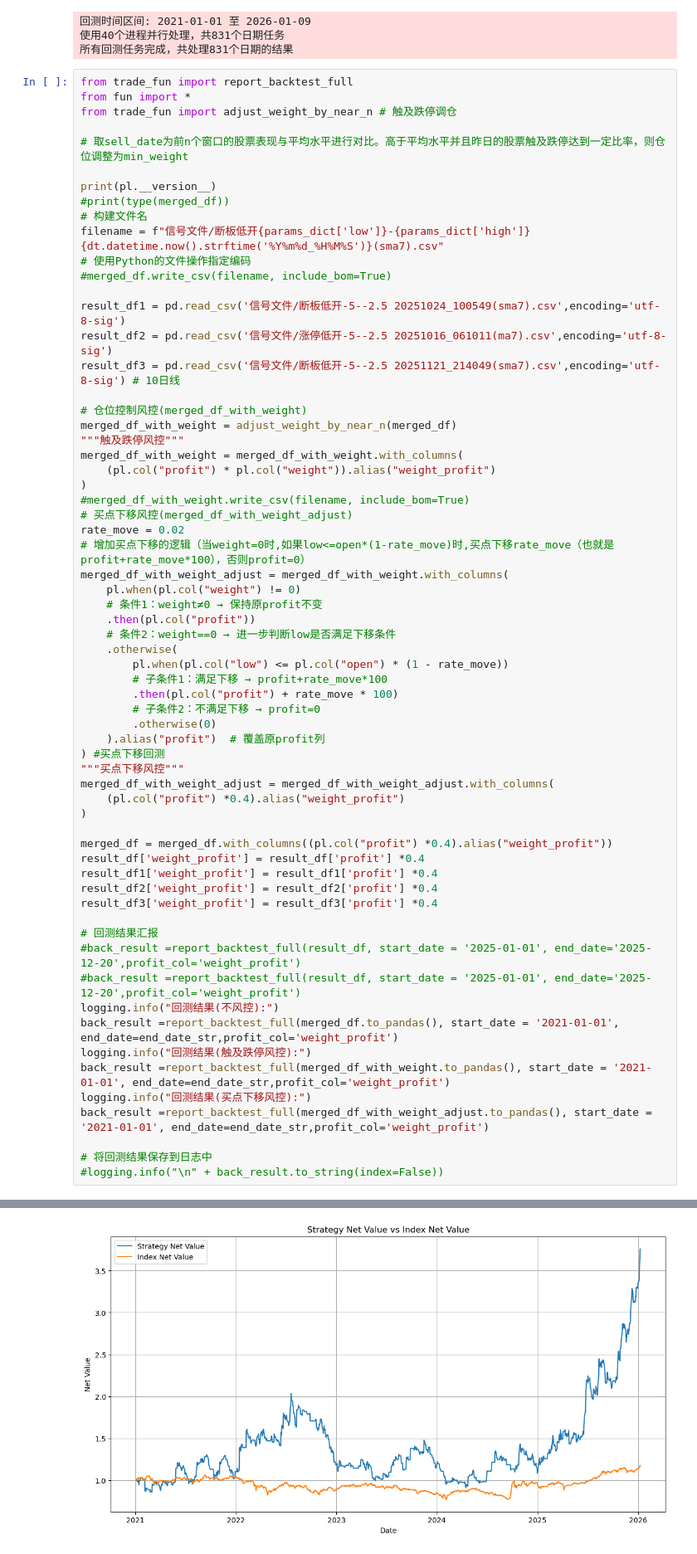
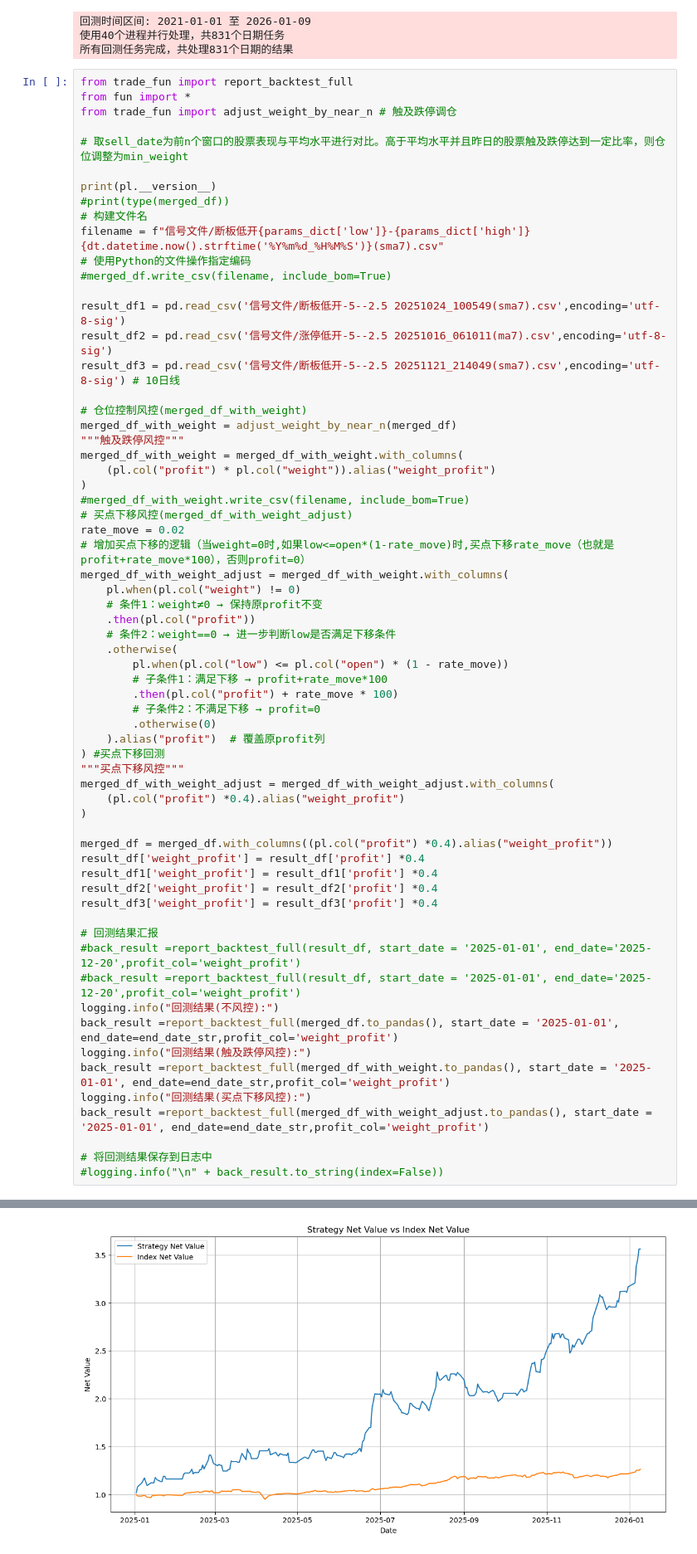
Before and after one commit to sslz1806/my_strategy, a Jupyter notebook: 回测demo.ipynb, the cells around one changed output, grey strips where cells are left out. Shown at 83% size. Drawn from its saved outputs; the diff is of its cells as text.

```diff
--- a/回测demo.ipynb
+++ b/回测demo.ipynb
@@ -239,11 +239,11 @@ result_df3['weight_profit'] = result_df3['profit'] *0.4
 #back_result =report_backtest_full(result_df, start_date = '2025-01-01', end_date='2025-12-20',profit_col='weight_profit')
 #back_result =report_backtest_full(result_df, start_date = '2025-01-01', end_date='2025-12-20',profit_col='weight_profit')
 logging.info("回测结果(不风控):")
-back_result =report_backtest_full(merged_df.to_pandas(), start_date = '2021-01-01', end_date=end_date_str,profit_col='weight_profit')
+back_result =report_backtest_full(merged_df.to_pandas(), start_date = '2025-01-01', end_date=end_date_str,profit_col='weight_profit')
 logging.info("回测结果(触及跌停风控):")
-back_result =report_backtest_full(merged_df_with_weight.to_pandas(), start_date = '2021-01-01', end_date=end_date_str,profit_col='weight_profit')
+back_result =report_backtest_full(merged_df_with_weight.to_pandas(), start_date = '2025-01-01', end_date=end_date_str,profit_col='weight_profit')
 logging.info("回测结果(买点下移风控):")
-back_result =report_backtest_full(merged_df_with_weight_adjust.to_pandas(), start_date = '2021-01-01', end_date=end_date_str,profit_col='weight_profit')
+back_result =report_backtest_full(merged_df_with_weight_adjust.to_pandas(), start_date = '2025-01-01', end_date=end_date_str,profit_col='weight_profit')
 
 # 将回测结果保存到日志中
 #logging.info("\n" + back_result.to_string(index=False))
@@ -302,4 +302,4 @@ Row orientation inferred during DataFrame construction. Explicitly specify the o
-[figure, old version]
+[figure, new version]
 # %%
 back_result =report_backtest_full(merged_df_with_weight.to_pandas(), start_date = '2021-01-01', end_date='2022-01-01',profit_col='weight_profit')
 # %% [output]
```
Also changed, not shown: parts of 2 cells of this notebook, 1 other file.
